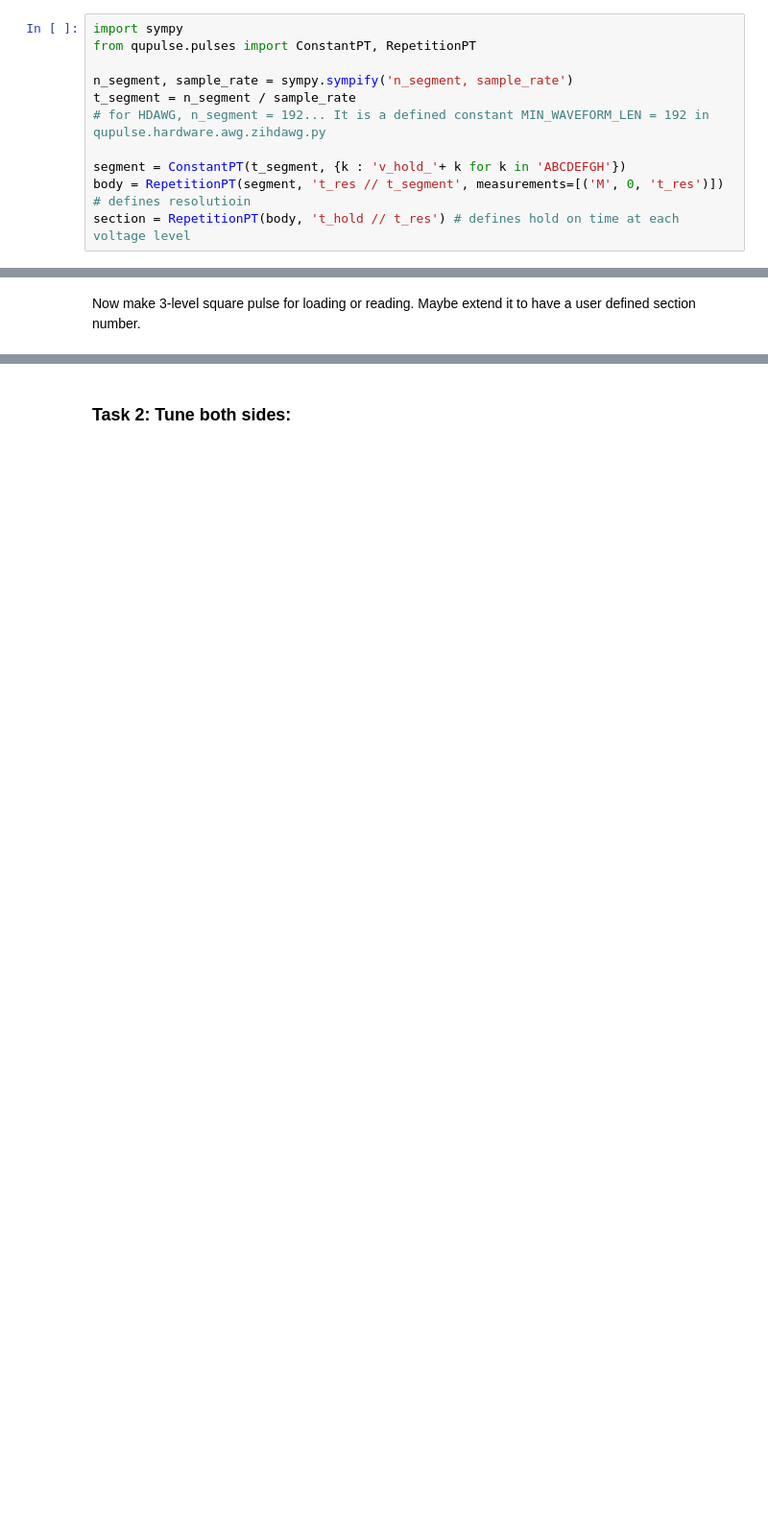
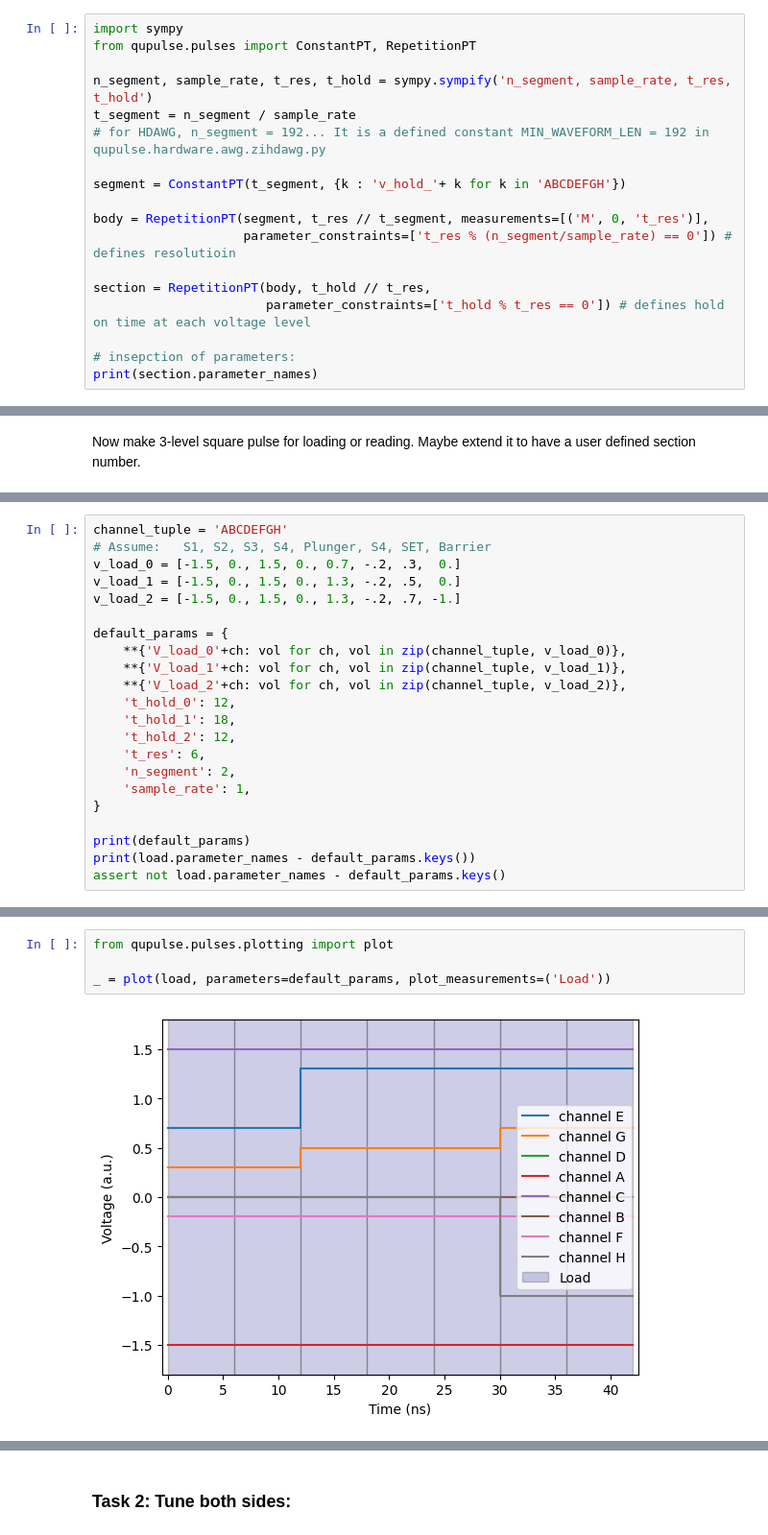
Before and after one commit to BrllsRX/qupulse, a Jupyter notebook: shuttle_exp/doc/shuttle_through.ipynb, the cells around one changed output, grey strips where cells are left out. Shown: that part at 96% size. Cells and saved outputs as stored; diff of their text form; blank space fills up the shorter version.

```diff
--- a/shuttle_exp/doc/shuttle_through.ipynb
+++ b/shuttle_exp/doc/shuttle_through.ipynb
@@ -24,10 +24,17 @@ Anyway, try to avoid using `PointPT` first.
 import sympy
 from qupulse.pulses import ConstantPT, RepetitionPT
 
-n_segment, sample_rate = sympy.sympify('n_segment, sample_rate')
+n_segment, sample_rate, t_res, t_hold = sympy.sympify('n_segment, sample_rate, t_res, t_hold')
 t_segment = n_segment / sample_rate
 # for HDAWG, n_segment = 192... It is a defined constant MIN_WAVEFORM_LEN = 192 in qupulse.hardware.awg.zihdawg.py
 
 segment = ConstantPT(t_segment, {k : 'v_hold_'+ k for k in 'ABCDEFGH'})
-body = RepetitionPT(segment, 't_res // t_segment', measurements=[('M', 0, 't_res')]) # defines resolutioin
-section = RepetitionPT(body, 't_hold // t_res') # defines hold on time at each voltage level
+
+body = RepetitionPT(segment, t_res // t_segment, measurements=[('M', 0, 't_res')],
+                    parameter_constraints=['t_res % (n_segment/sample_rate) == 0']) # defines resolutioin
+
+section = RepetitionPT(body, t_hold // t_res,
+                       parameter_constraints=['t_hold % t_res == 0']) # defines hold on time at each voltage level
+
+# insepction of parameters:
+print(section.parameter_names)
@@ -55,0 +73,22 @@ RepetitionPulseTemplate: <floor(t_res/t_segment)> times <ConstantPulseTemplate()
+# %%
+channel_tuple = 'ABCDEFGH'
+# Assume:   S1, S2, S3, S4, Plunger, S4, SET, Barrier
+v_load_0 = [-1.5, 0., 1.5, 0., 0.7, -.2, .3,  0.]
+v_load_1 = [-1.5, 0., 1.5, 0., 1.3, -.2, .5,  0.]
+v_load_2 = [-1.5, 0., 1.5, 0., 1.3, -.2, .7, -1.]
+
+default_params = {
+    **{'V_load_0'+ch: vol for ch, vol in zip(channel_tuple, v_load_0)},
+    **{'V_load_1'+ch: vol for ch, vol in zip(channel_tuple, v_load_1)},
+    **{'V_load_2'+ch: vol for ch, vol in zip(channel_tuple, v_load_2)},
+    't_hold_0': 12,
+    't_hold_1': 18,
+    't_hold_2': 12,
+    't_res': 6,
+    'n_segment': 2,
+    'sample_rate': 1,
+}
+
+print(default_params)
+print(load.parameter_names - default_params.keys())
+assert not load.parameter_names - default_params.keys()
@@ -55,0 +98,6 @@ RepetitionPulseTemplate: <floor(t_res/t_segment)> times <ConstantPulseTemplate()
+# %%
+from qupulse.pulses.plotting import plot
+
+_ = plot(load, parameters=default_params, plot_measurements=('Load'))
+# %% [output]
+[figure, added]
```
Also changed, not shown: parts of 11 cells of this notebook, 1 other file.
